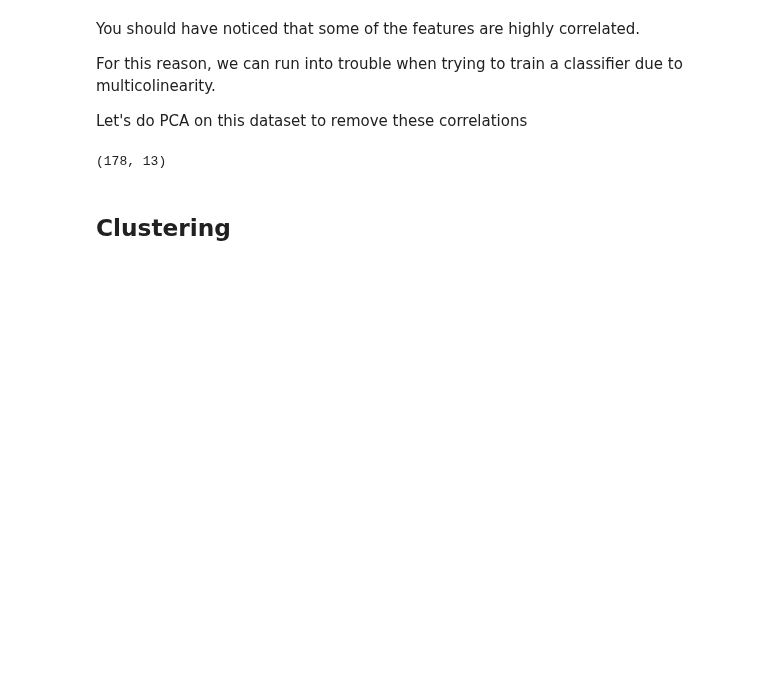
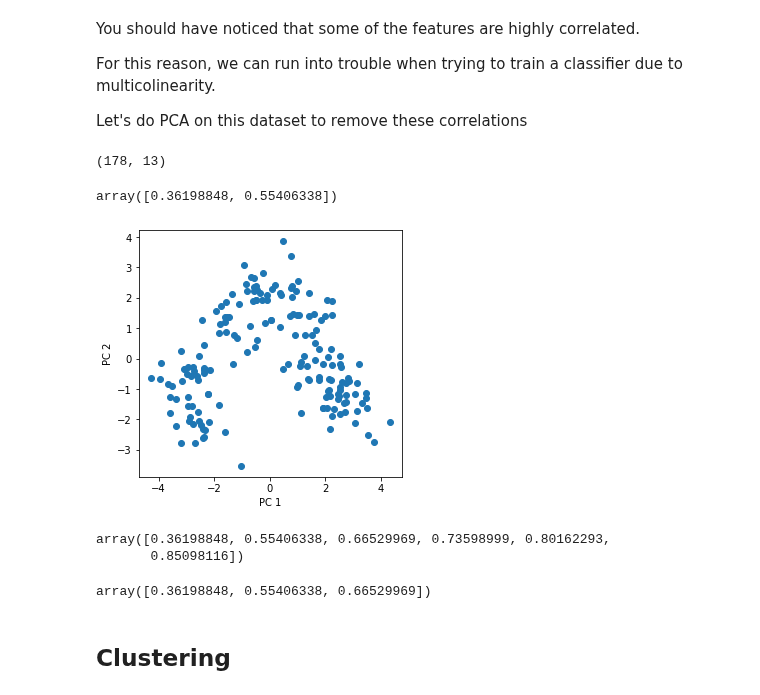
Before and after one commit to ThakdanaiSaelee/Lab_CE888, a Jupyter notebook: lab5 - data_exploration/lab_exploration.ipynb, the cells around one changed output. Saved outputs shown, nothing was run; the diff lists cells and outputs as text; code cells hidden in the pictures; blank space fills up the shorter version.

```diff
--- a/lab5 - data_exploration/lab_exploration.ipynb
+++ b/lab5 - data_exploration/lab_exploration.ipynb
@@ -138,26 +138,51 @@ colTransformer = ColumnTransformer([('num', StandardScaler(), num_features)
                                    remainder='passthrough'  # i.e., leave the rest of the columns untouched -- otherwise, they're dropped
                                   )
 
-X_processed = colTransformer.fit_transform(df_x)
-X_processed.shape
+x_processed = colTransformer.fit_transform(df_x)
+print(x_processed.shape)
 
 # 2. Do PCA with 2 components. How much variance is retained from the original dataset?
 
 # YOUR CODE HERE
+pca_n = PCA(n_components=2)
+x_pca_n = pca_n.fit_transform(x_processed)
+np.cumsum(pca_n.explained_variance_ratio_)
 # %% [output]
 (178, 13)
+array([0.36198848, 0.55406338])
 # %%
 # Plot your two components, using the label from the data to colour the points
 
 # YOUR CODE HERE
+plt.figure(figsize=(16,10))
+for i in range(1,2):
+    plt.subplot(2, 3, i)
+    plt.scatter(x_pca_n[:, i-1], x_pca_n[:, i])
+    plt.xlabel('PC %d' % i)
+    plt.ylabel('PC %d' % (i+1))
+plt.savefig('students_pca_pcs.pdf', dpi=300)
+plt.show()
+# %% [output]
+[figure, added]
 # %%
 # How many components do you need to keep at least 85% of the variance in the dataset? (Q6)
 
 # YOUR CODE HERE
+pca_n = PCA(n_components=0.85)
+x_pca_n = pca_n.fit_transform(x_processed)
+np.cumsum(pca_n.explained_variance_ratio_)
+# %% [output]
+array([0.36198848, 0.55406338, 0.66529969, 0.73598999, 0.80162293,
+       0.85098116])
 # %%
 # How much variance is retained if we do PCA with 3 components? (Q7)
 
 # YOUR CODE HERE
+pca_n = PCA(n_components=3)
+x_pca_n = pca_n.fit_transform(x_processed)
+np.cumsum(pca_n.explained_variance_ratio_)
+# %% [output]
+array([0.36198848, 0.55406338, 0.66529969])
 # %% [markdown]
 ## Clustering
 # %% [markdown]
```
